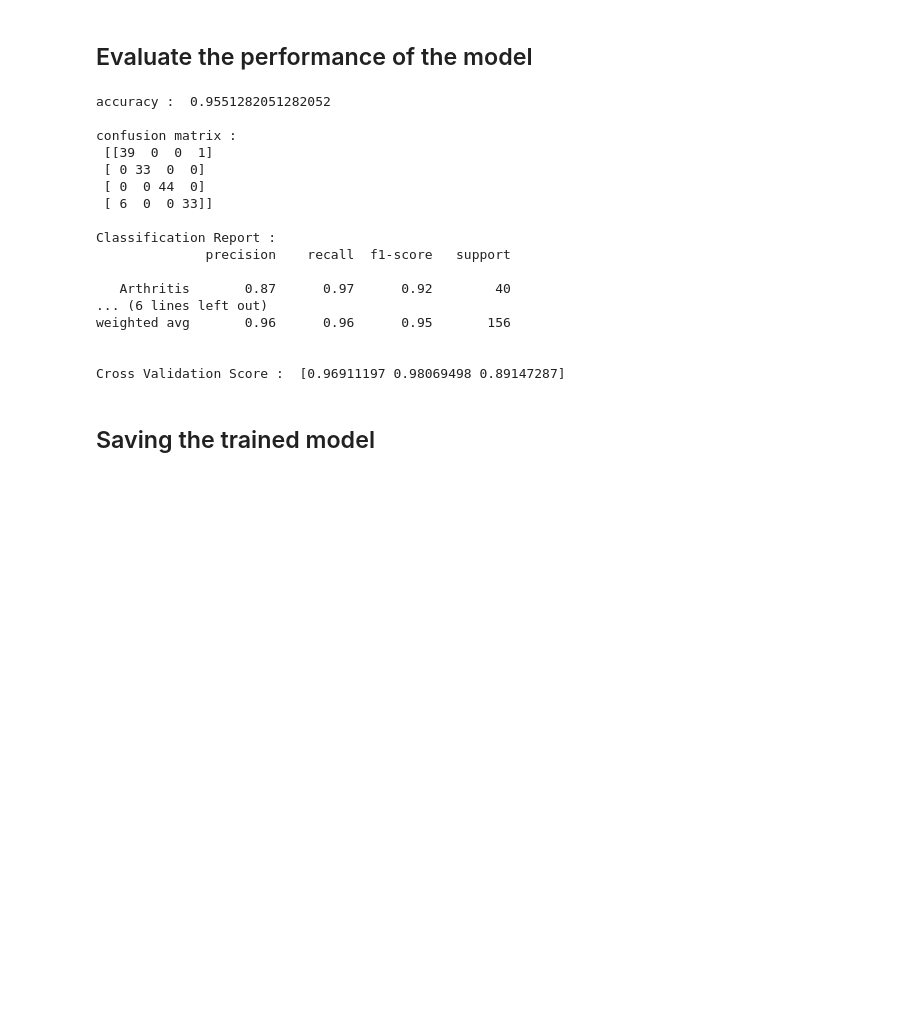
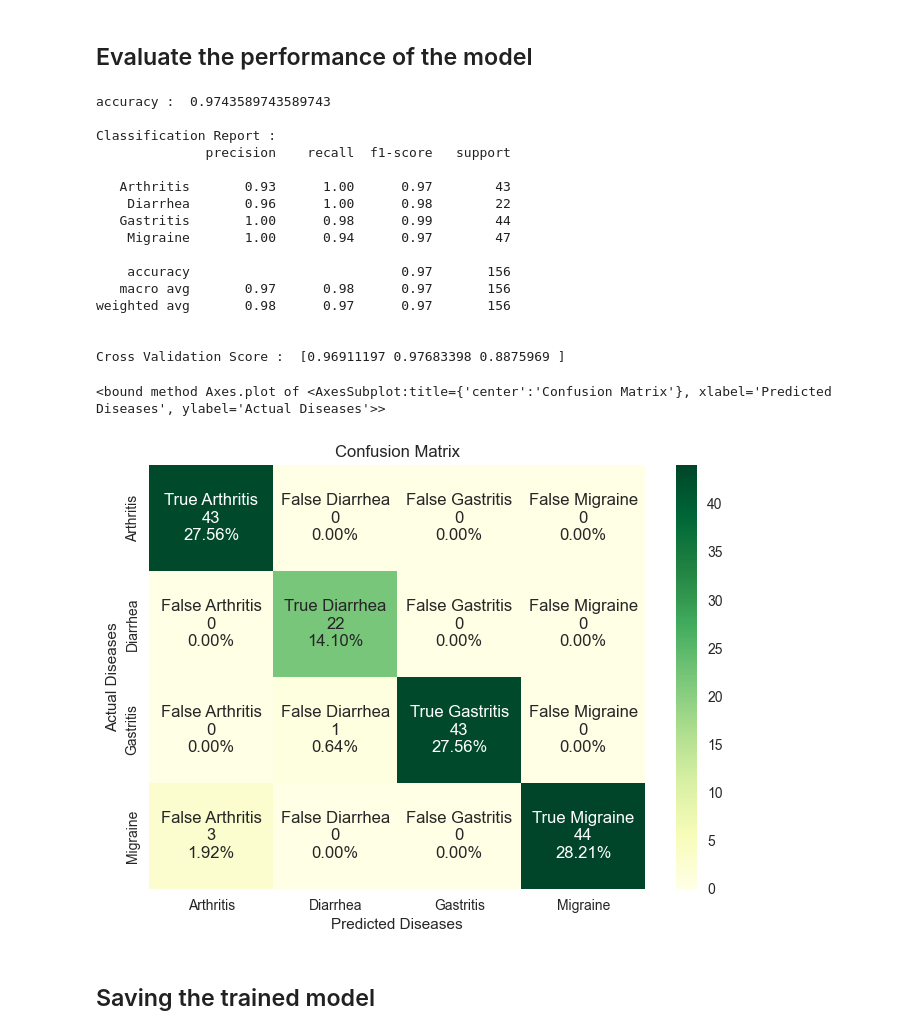
Before and after one commit to AbdullahShiraz/AYUCARE, a Jupyter notebook: Nadun/Disease_Prediction_Model/main.ipynb, the cells around one changed output. Cells and saved outputs as stored; diff of their text form; code cells hidden in the pictures; blank space fills up the shorter version.

```diff
--- a/Nadun/Disease_Prediction_Model/main.ipynb
+++ b/Nadun/Disease_Prediction_Model/main.ipynb
@@ -252,10 +252,6 @@ actual target : ['Gastritis' 'Gastritis' 'Arthritis' 'Gastritis' 'Arthritis' 'Ga
 # Calculate the accuracy score of the model on the test set using the 'accuracy_score()' function from Scikit-Learn
 accuracy = accuracy_score(y_test, y_predict)
 print("accuracy : ", accuracy)
-
-# Generate the confusion matrix for the model using the 'confusion_matrix()' function from Scikit-Learn
-conf_mat = confusion_matrix(y_test, y_predict)
-print("\nconfusion matrix : \n", conf_mat)
 
 # Generate the classification report for the model using the 'classification_report()' function from Scikit-Learn
 clf_report = classification_report(y_test, y_predict)
@@ -267,23 +263,51 @@ print(clf_report)
 score = cross_val_score(model, X, y, cv=3)
 print("\nCross Validation Score : ", score)
 # %% [output]
-accuracy :  0.9551282051282052
-
-confusion matrix :
- [[39  0  0  1]
- [ 0 33  0  0]
- [ 0  0 44  0]
- [ 6  0  0 33]]
+accuracy :  0.9743589743589743
 
 Classification Report :
               precision    recall  f1-score   support
 
-   Arthritis       0.87      0.97      0.92        40
-... (6 lines left out)
-weighted avg       0.96      0.96      0.95       156
+   Arthritis       0.93      1.00      0.97        43
+    Diarrhea       0.96      1.00      0.98        22
+   Gastritis       1.00      0.98      0.99        44
+    Migraine       1.00      0.94      0.97        47
+
+    accuracy                           0.97       156
+   macro avg       0.97      0.98      0.97       156
+weighted avg       0.98      0.97      0.97       156
 
 
-Cross Validation Score :  [0.96911197 0.98069498 0.89147287]
+Cross Validation Score :  [0.96911197 0.97683398 0.8875969 ]
+# %%
+# Generate the confusion matrix for the model
+
+conf_mat = confusion_matrix(y_test, y_predict,labels=model.classes_)
+
+group_names = ['True Arthritis','False Diarrhea','False Gastritis','False Migraine',
+               'False Arthritis','True Diarrhea','False Gastritis','False Migraine',
+               'False Arthritis','False Diarrhea','True Gastritis','False Migraine',
+               'False Arthritis','False Diarrhea','False Gastritis','True Migraine']
+
+group_counts = ["{0:0.0f}".format(value) for value in
+                conf_mat.flatten()]
+group_percentages = ["{0:.2%}".format(value) for value in
+                     conf_mat.flatten()/np.sum(conf_mat)]
+labels = [f"{v1}\n{v2}\n{v3}" for v1, v2, v3 in
+          zip(group_names,group_counts,group_percentages)]
+
+
+labels = np.asarray(labels).reshape(4,4)
+
+ax = sn.heatmap(conf_mat, annot=labels,yticklabels=model.classes_,xticklabels=model.classes_, fmt='', cmap='YlGn')
+ax.set(
+                title='Confusion Matrix',
+                xlabel='Predicted Diseases',
+                ylabel='Actual Diseases')
+ax.plot
+# %% [output]
+<bound method Axes.plot of <AxesSubplot:title={'center':'Confusion Matrix'}, xlabel='Predicted Diseases', ylabel='Actual Diseases'>>
+[figure, added]
 # %% [markdown]
 ## Saving the trained model
 # %%
```
Also changed, not shown: parts of 4 cells of this notebook, 13 other files.
